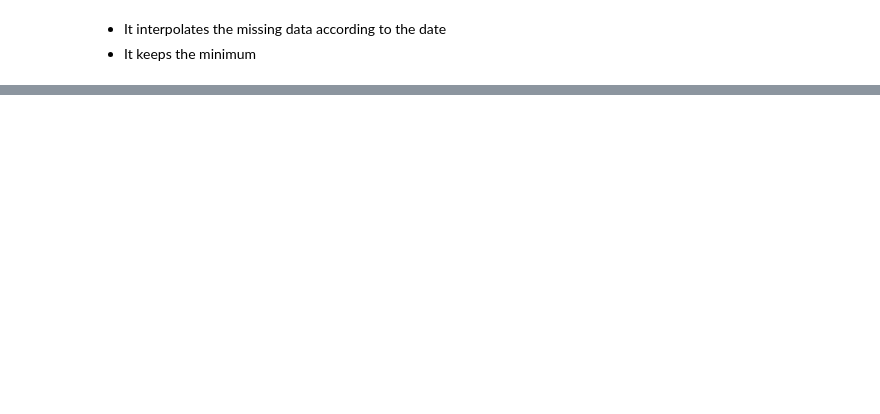
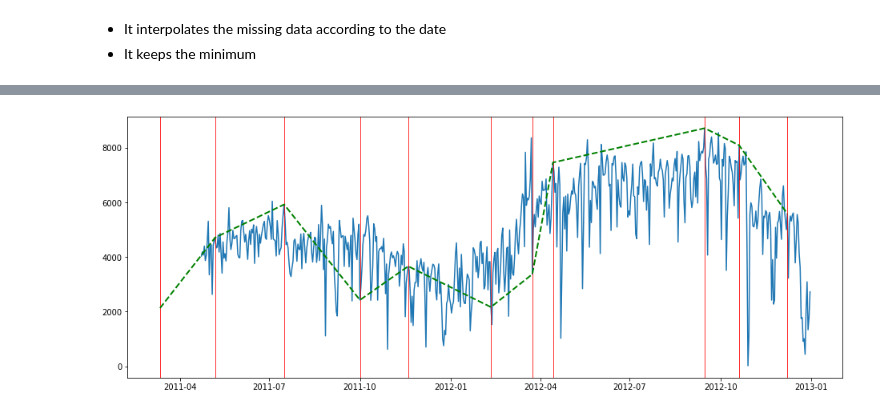
Before and after one commit to dataman-git/win_mac, a Jupyter notebook: Luminaire.ipynb, the cells around one changed output, grey strips where cells are left out. Saved outputs shown, nothing was run; the diff lists cells and outputs as text; code cells hidden in the pictures; blank space fills up the shorter version.

```diff
--- a/Luminaire.ipynb
+++ b/Luminaire.ipynb
@@ -114,0 +226,8 @@ print(process_summary)
+# %%
+bike = pd.read_csv('https://raw.githubusercontent.com/christophM/interpretable-ml-book/master/data/bike-sharing-daily.csv')
+bike = bike[['dteday','cnt']]
+bike.columns = ['dteday','raw']
+bike['dteday'] = pd.to_datetime(bike['dteday'], format='%Y-%m-%d')
+bike.index = bike['dteday']
+bike = bike.drop('dteday',axis=1)
+bike
@@ -114,0 +249,9 @@ print(process_summary)
+# %%
+# Without log transformation: is_log_transformed = False (Default)
+de = DataExploration(freq='D',
+                 fill_rate=0.01,
+                # is_log_transformed = True
+                    )
+bike2, profile = de.profile(df=bike)
+#trend_change_list = list(process_summary['trend_change_list'])
+bike2.head()
@@ -114,0 +265,15 @@ print(process_summary)
+# %%
+trend_change_list = list(profile['trend_change_list'])
+change_point_list = list(profile['change_point_list'])
+trendline = bike[bike.index.isin(trend_change_list)]
+# %%
+def change_point_plot(df):
+    plt.figure(figsize=(16,6))
+    plt.plot(df['raw'], linestyle = '-')
+    #plt.title('',fontsize=14)
+    for x in trend_change_list:
+        plt.axvline(x,lw=0.8, color='red')
+    plt.plot(trendline,lw=2, linestyle='dashed', color = 'green')
+change_point_plot(bike2)
+# %% [output]
+[figure, added]
```
Also changed, not shown: parts of 57 cells of this notebook.
